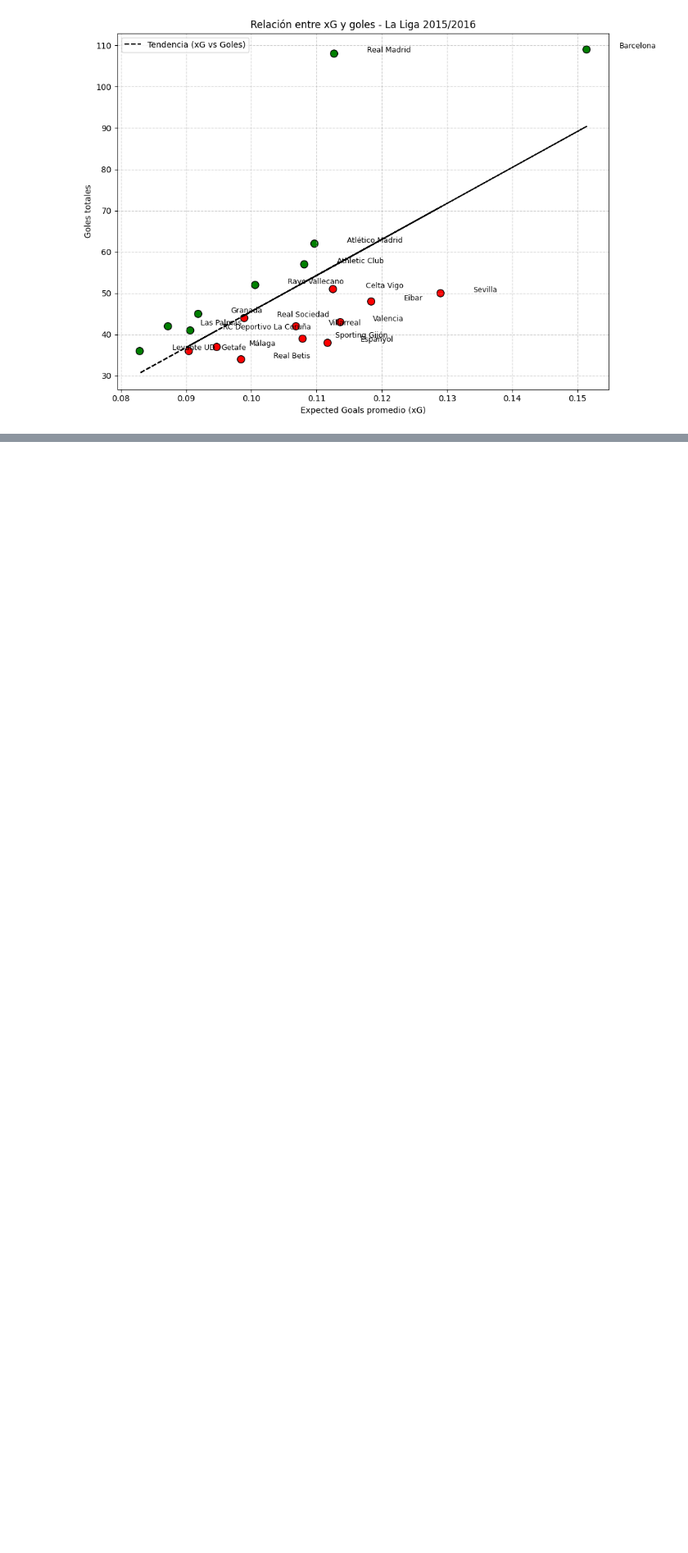
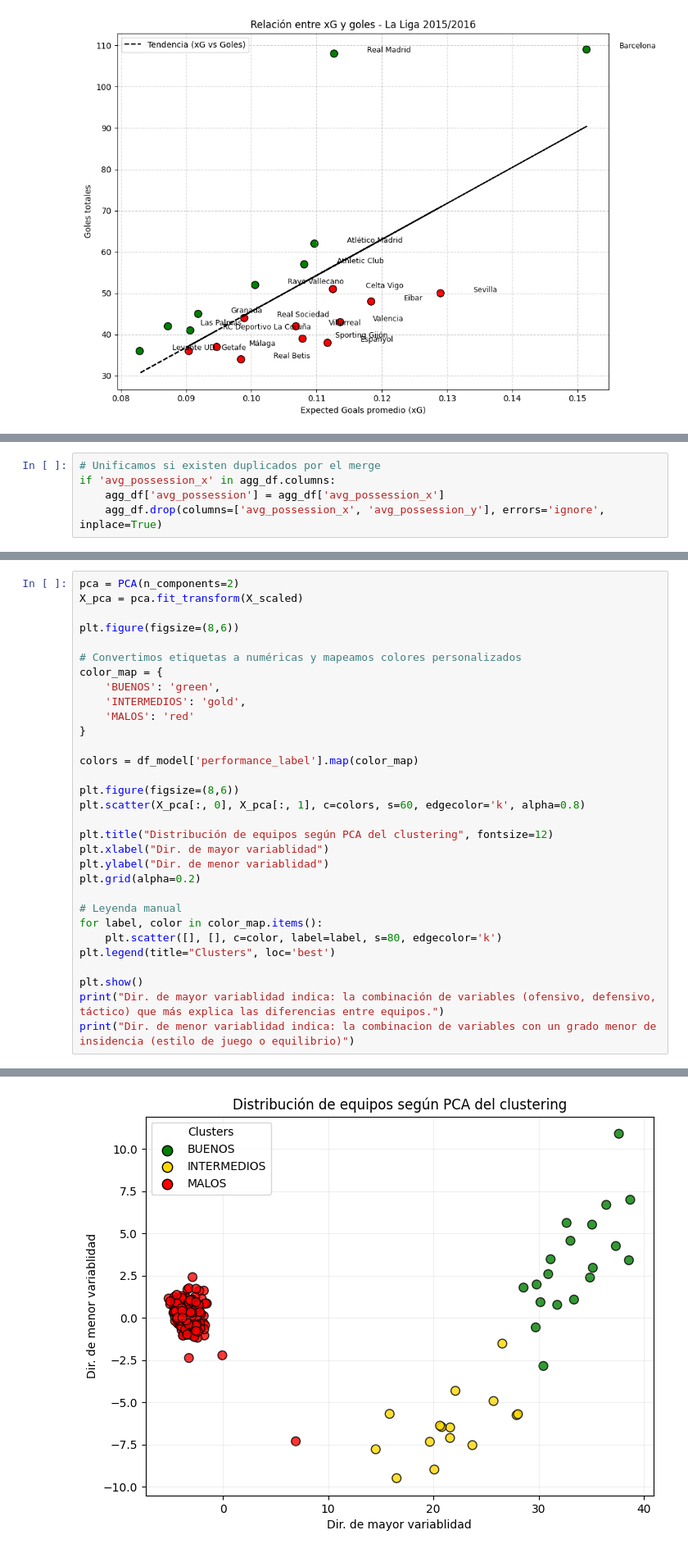
Before and after one commit to VainstubTomas/Aprendizaje_Automatico_Grandes_Datos, a Jupyter notebook: main.ipynb, the cells around one changed output, grey strips where cells are left out. Shown at 82% size. Cells and saved outputs as stored; diff of their text form; blank space fills up the shorter version.

Commit message:
features: clustering

```diff
--- a/main.ipynb
+++ b/main.ipynb
@@ -643 +682,6 @@ Shape final: (322, 10)
+# %%
+# Unificamos si existen duplicados por el merge
+if 'avg_possession_x' in agg_df.columns:
+    agg_df['avg_possession'] = agg_df['avg_possession_x']
+    agg_df.drop(columns=['avg_possession_x', 'avg_possession_y'], errors='ignore', inplace=True)
 # %% [markdown]
@@ -1070,0 +827,32 @@ Esto sugiere que los equipos Top y No Top son parecidos en algunas métricas (po
+# %%
+pca = PCA(n_components=2)
+X_pca = pca.fit_transform(X_scaled)
+
+plt.figure(figsize=(8,6))
+
+# Convertimos etiquetas a numéricas y mapeamos colores personalizados
+color_map = {
+    'BUENOS': 'green',
+    'INTERMEDIOS': 'gold',
+    'MALOS': 'red'
+}
+
+colors = df_model['performance_label'].map(color_map)
+
+plt.figure(figsize=(8,6))
+plt.scatter(X_pca[:, 0], X_pca[:, 1], c=colors, s=60, edgecolor='k', alpha=0.8)
+
+plt.title("Distribución de equipos según PCA del clustering", fontsize=12)
+plt.xlabel("Dir. de mayor variablidad")
+plt.ylabel("Dir. de menor variablidad")
+plt.grid(alpha=0.2)
+
+# Leyenda manual
+for label, color in color_map.items():
+    plt.scatter([], [], c=color, label=label, s=80, edgecolor='k')
+plt.legend(title="Clusters", loc='best')
+
+plt.show()
+print("Dir. de mayor variablidad indica: la combinación de variables (ofensivo, defensivo, táctico) que más explica las diferencias entre equipos.")
+print("Dir. de menor variablidad indica: la combinacion de variables con un grado menor de insidencia (estilo de juego o equilibrio)")
+# %% [output]
@@ -1070,0 +860 @@ Esto sugiere que los equipos Top y No Top son parecidos en algunas métricas (po
+[figure, added]
```
Also changed, not shown: parts of 42 cells of this notebook.
